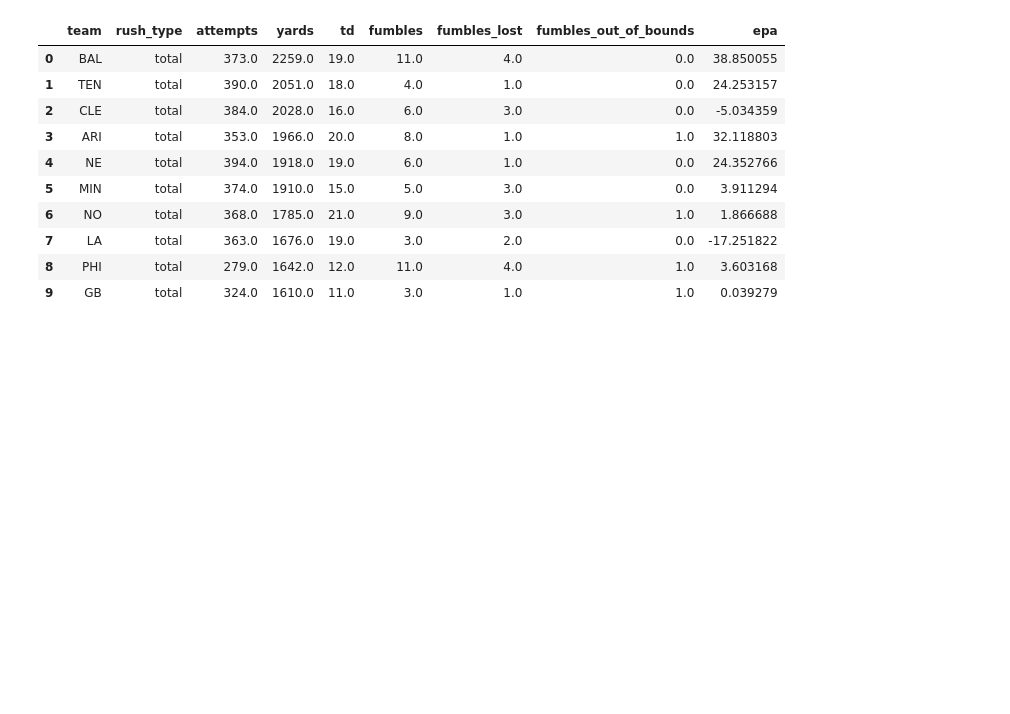
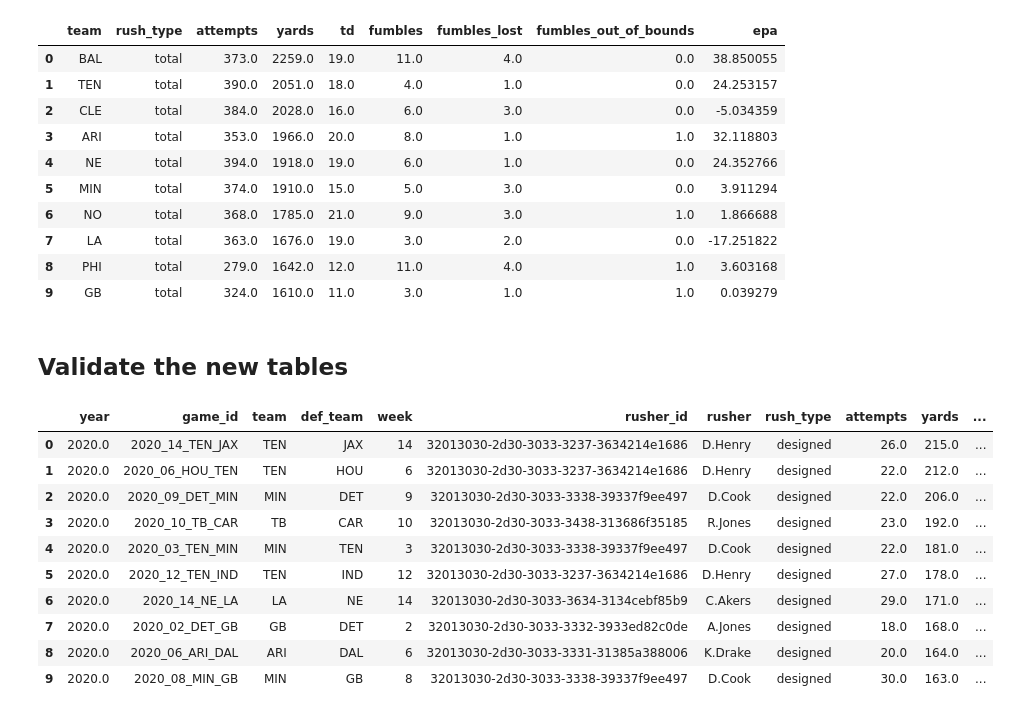
Before and after one commit to shind07/nfl-data, a Jupyter notebook: notebooks/rushing.ipynb, the cells around one changed output. Cells and saved outputs as stored; diff of their text form; code cells hidden in the pictures; blank space fills up the shorter version.

```diff
--- a/notebooks/rushing.ipynb
+++ b/notebooks/rushing.ipynb
@@ -566,3 +566,20 @@ df.head(10)
 | 7 | LA | total | 363.0 | 1676.0 | 19.0 | 3.0 | 2.0 | 0.0 | -17.251822 |
 | 8 | PHI | total | 279.0 | 1642.0 | 12.0 | 11.0 | 4.0 | 1.0 | 3.603168 |
 | 9 | GB | total | 324.0 | 1610.0 | 11.0 | 3.0 | 1.0 | 1.0 | 0.039279 |
+# %% [markdown]
+## Validate the new tables
+# %%
+df = pd.read_sql("""SELECT * FROM rushing_by_player_by_game""", db_conn)
+df.head(10)
+# %% [output]
+|  | year | game_id | team | def_team | week | rusher_id | rusher | rush_type | attempts | yards | ... |
+| 0 | 2020.0 | 2020_14_TEN_JAX | TEN | JAX | 14 | 32013030-2d30-3033-3237-3634214e1686 | D.Henry | designed | 26.0 | 215.0 | ... |
+| 1 | 2020.0 | 2020_06_HOU_TEN | TEN | HOU | 6 | 32013030-2d30-3033-3237-3634214e1686 | D.Henry | designed | 22.0 | 212.0 | ... |
+| 2 | 2020.0 | 2020_09_DET_MIN | MIN | DET | 9 | 32013030-2d30-3033-3338-39337f9ee497 | D.Cook | designed | 22.0 | 206.0 | ... |
+| 3 | 2020.0 | 2020_10_TB_CAR | TB | CAR | 10 | 32013030-2d30-3033-3438-313686f35185 | R.Jones | designed | 23.0 | 192.0 | ... |
+| 4 | 2020.0 | 2020_03_TEN_MIN | MIN | TEN | 3 | 32013030-2d30-3033-3338-39337f9ee497 | D.Cook | designed | 22.0 | 181.0 | ... |
+| 5 | 2020.0 | 2020_12_TEN_IND | TEN | IND | 12 | 32013030-2d30-3033-3237-3634214e1686 | D.Henry | designed | 27.0 | 178.0 | ... |
+| 6 | 2020.0 | 2020_14_NE_LA | LA | NE | 14 | 32013030-2d30-3033-3634-3134cebf85b9 | C.Akers | designed | 29.0 | 171.0 | ... |
+| 7 | 2020.0 | 2020_02_DET_GB | GB | DET | 2 | 32013030-2d30-3033-3332-3933ed82c0de | A.Jones | designed | 18.0 | 168.0 | ... |
+| 8 | 2020.0 | 2020_06_ARI_DAL | ARI | DAL | 6 | 32013030-2d30-3033-3331-31385a388006 | K.Drake | designed | 20.0 | 164.0 | ... |
+| 9 | 2020.0 | 2020_08_MIN_GB | MIN | GB | 8 | 32013030-2d30-3033-3338-39337f9ee497 | D.Cook | designed | 30.0 | 163.0 | ... |
```
Also changed, not shown: parts of 3 cells of this notebook, 7 other files.
